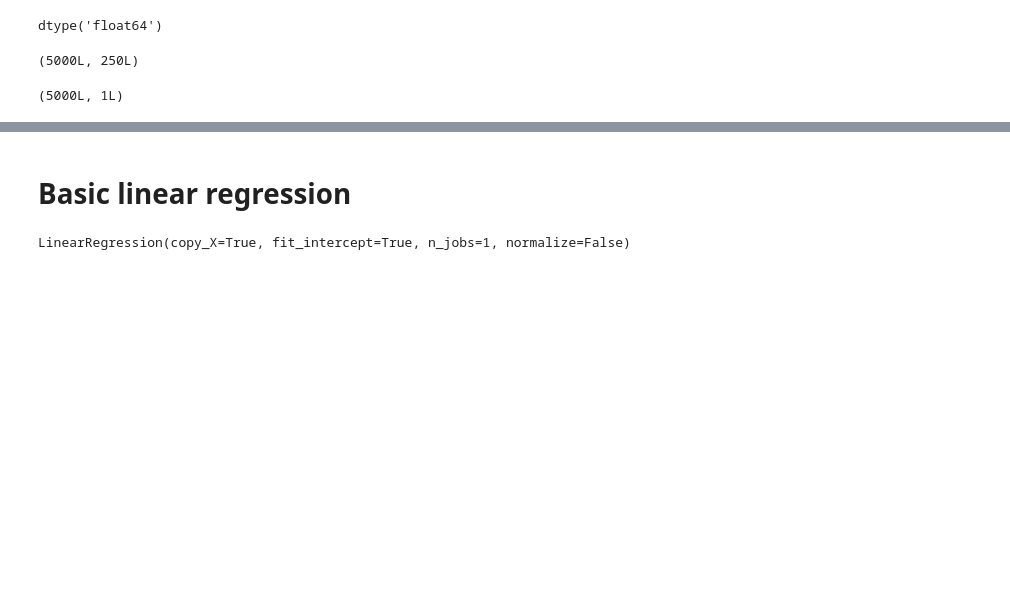
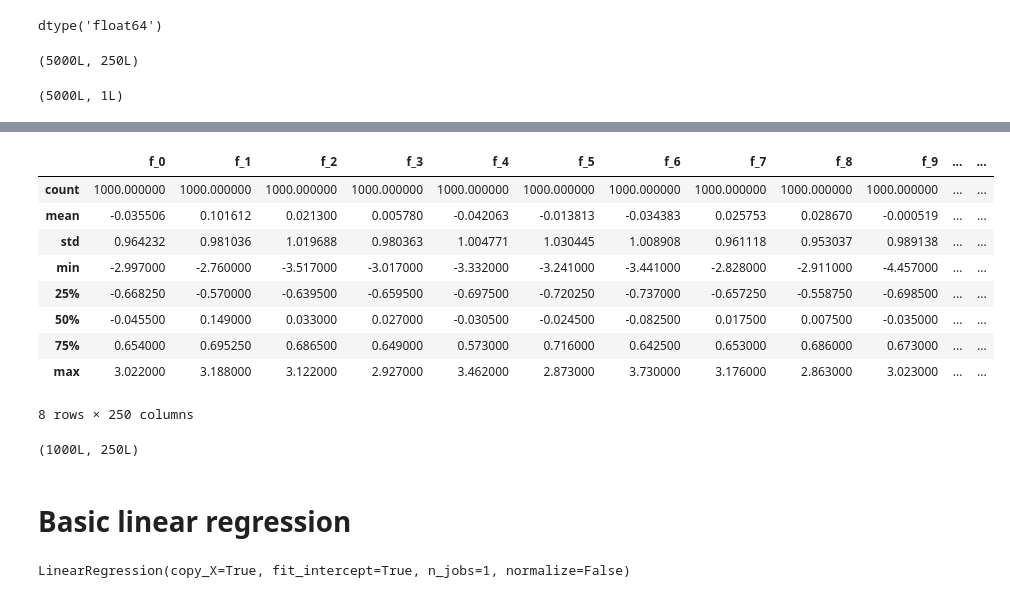
Before and after one commit to Fungie/C1-challenge, a Jupyter notebook: Capital one data science problem.ipynb, the cells around one changed output, grey strips where cells are left out. Saved outputs shown, nothing was run; the diff lists cells and outputs as text; code cells hidden in the pictures; blank space fills up the shorter version.

```diff
--- a/Capital one data science problem.ipynb
+++ b/Capital one data science problem.ipynb
@@ -115,3 +161,22 @@ X_train, X_test, y_train, y_test = train_test_split(X,y)
+# %%
+test_df = test_df.fillna(test_df.median())
+test_df.describe()
+# %% [output]
+|  | f_0 | f_1 | f_2 | f_3 | f_4 | f_5 | f_6 | f_7 | f_8 | f_9 | ... | ... |
+| count | 1000.000000 | 1000.000000 | 1000.000000 | 1000.000000 | 1000.000000 | 1000.000000 | 1000.000000 | 1000.000000 | 1000.000000 | 1000.000000 | ... | ... |
+| mean | -0.035506 | 0.101612 | 0.021300 | 0.005780 | -0.042063 | -0.013813 | -0.034383 | 0.025753 | 0.028670 | -0.000519 | ... | ... |
+| std | 0.964232 | 0.981036 | 1.019688 | 0.980363 | 1.004771 | 1.030445 | 1.008908 | 0.961118 | 0.953037 | 0.989138 | ... | ... |
+| min | -2.997000 | -2.760000 | -3.517000 | -3.017000 | -3.332000 | -3.241000 | -3.441000 | -2.828000 | -2.911000 | -4.457000 | ... | ... |
+| 25% | -0.668250 | -0.570000 | -0.639500 | -0.659500 | -0.697500 | -0.720250 | -0.737000 | -0.657250 | -0.558750 | -0.698500 | ... | ... |
+| 50% | -0.045500 | 0.149000 | 0.033000 | 0.027000 | -0.030500 | -0.024500 | -0.082500 | 0.017500 | 0.007500 | -0.035000 | ... | ... |
+| 75% | 0.654000 | 0.695250 | 0.686500 | 0.649000 | 0.573000 | 0.716000 | 0.642500 | 0.653000 | 0.686000 | 0.673000 | ... | ... |
+| max | 3.022000 | 3.188000 | 3.122000 | 2.927000 | 3.462000 | 2.873000 | 3.730000 | 3.176000 | 2.863000 | 3.023000 | ... | ... |
+8 rows × 250 columns
+# %%
+X_testdf = test_df.values
+X_testdf.shape
+# %% [output]
+(1000L, 250L)
 # %% [markdown]
 # Basic linear regression
 # %%
```
Also changed, not shown: parts of 9 cells of this notebook.
